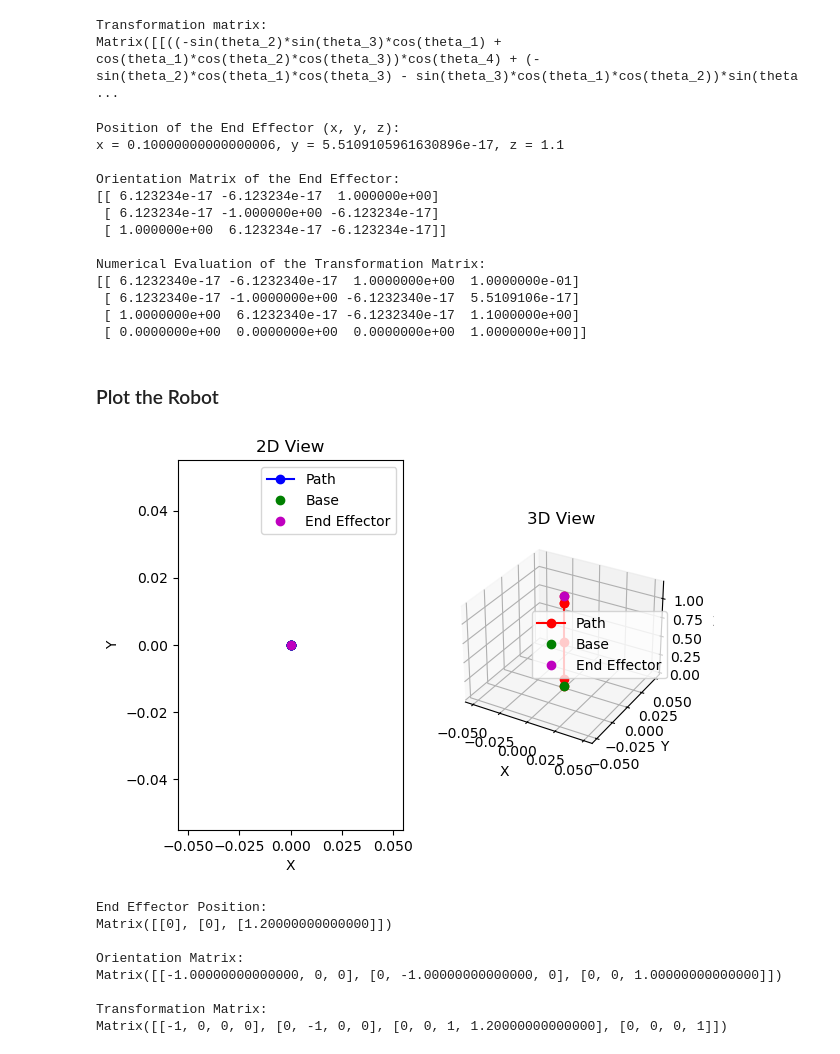
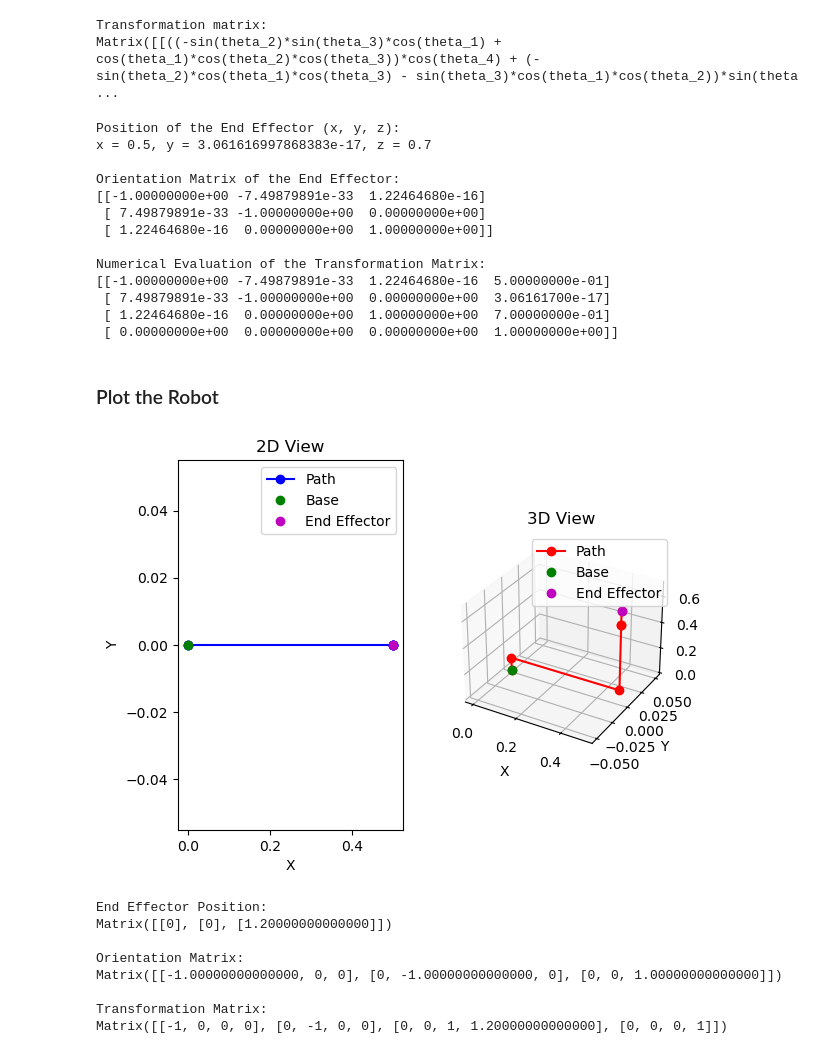
Before and after one commit to sulimanbadour1/Project_S, a Jupyter notebook: control/InverseKinematics/math/Forward_kinematics/FK.ipynb, the cells around one changed output. Cells and saved outputs as stored; diff of their text form; code cells hidden in the pictures.

```diff
--- a/control/InverseKinematics/math/Forward_kinematics/FK.ipynb
+++ b/control/InverseKinematics/math/Forward_kinematics/FK.ipynb
@@ -42,7 +42,7 @@ Matrix([[((-sin(theta_2)*sin(theta_3)*cos(theta_1) + cos(theta_1)*cos(theta_2)*c
 import numpy as np
 
 # Define joint angles in degrees
-theta_degrees = [0, 90, 0, 0, 0]  # Corresponds to theta1 to theta5
+theta_degrees = [0, 0, 90, 90, 0]  # Corresponds to theta1 to theta5
 
 # DH parameters for each joint based on the provided values
 dh_parameters = [
@@ -84,18 +84,18 @@ print("\nNumerical Evaluation of the Transformation Matrix:")
 print(T_numerical)
 # %% [output]
 Position of the End Effector (x, y, z):
-x = 0.10000000000000006, y = 5.5109105961630896e-17, z = 1.1
+x = 0.5, y = 3.061616997868383e-17, z = 0.7
 
 Orientation Matrix of the End Effector:
-[[ 6.123234e-17 -6.123234e-17  1.000000e+00]
- [ 6.123234e-17 -1.000000e+00 -6.123234e-17]
- [ 1.000000e+00  6.123234e-17 -6.123234e-17]]
+[[-1.00000000e+00 -7.49879891e-33  1.22464680e-16]
+ [ 7.49879891e-33 -1.00000000e+00  0.00000000e+00]
+ [ 1.22464680e-16  0.00000000e+00  1.00000000e+00]]
 
 Numerical Evaluation of the Transformation Matrix:
-[[ 6.1232340e-17 -6.1232340e-17  1.0000000e+00  1.0000000e-01]
- [ 6.1232340e-17 -1.0000000e+00 -6.1232340e-17  5.5109106e-17]
- [ 1.0000000e+00  6.1232340e-17 -6.1232340e-17  1.1000000e+00]
- [ 0.0000000e+00  0.0000000e+00  0.0000000e+00  1.0000000e+00]]
+[[-1.00000000e+00 -7.49879891e-33  1.22464680e-16  5.00000000e-01]
+ [ 7.49879891e-33 -1.00000000e+00  0.00000000e+00  3.06161700e-17]
+ [ 1.22464680e-16  0.00000000e+00  1.00000000e+00  7.00000000e-01]
+ [ 0.00000000e+00  0.00000000e+00  0.00000000e+00  1.00000000e+00]]
 # %% [markdown]
 ### Plot the Robot
 # %%
@@ -136,9 +136,11 @@ def DH_matrix(theta, d, a, alpha):
         ]
     )
 
+#theta_degrees = [0, 0, 0, 90, 0]  # Corresponds to theta1 to theta5
+
 
 # Define joint angles in radians
-angles = {theta1: 0, theta2: pi / 2, theta3: 0, theta4: pi / 2, theta5: 0}
+angles = {theta1: 0, theta2: 0, theta3: pi/2, theta4: pi / 2, theta5: 0}
 
 # Compute transformation matrices
 T1 = DH_matrix(theta1, d1, a1, alpha1).subs(angles)
@@ -169,34 +171,34 @@ positions = [N(p) for p in positions]  # Evaluate numerically
 fig = plt.figure()
 ax1 = fig.add_subplot(121)
 ax2 = fig.add_subplot(122, projection="3d")
 
 # 2D plot
 x_vals = [p[0] for p in positions]
 y_vals = [p[1] for p in positions]
 ax1.plot(x_vals, y_vals, "bo-")
 ax1.plot(x_vals[0], y_vals[0], "go")  # Base in green
 ax1.plot(x_vals[-1], y_vals[-1], "mo")  # End effector in magenta
 ax1.set_title("2D View")
 ax1.set_xlabel("X")
 ax1.set_ylabel("Y")
 ax1.legend(["Path", "Base", "End Effector"])
 
 # 3D plot
 x_vals = [p[0] for p in positions]
 y_vals = [p[1] for p in positions]
 z_vals = [p[2] for p in positions]
 ax2.plot(x_vals, y_vals, z_vals, "ro-")
 ax2.plot(x_vals[0], y_vals[0], z_vals[0], "go")  # Base in green
 ax2.plot(x_vals[-1], y_vals[-1], z_vals[-1], "mo")  # End effector in magenta
 ax2.set_title("3D View")
 ax2.set_xlabel("X")
 ax2.set_ylabel("Y")
 ax2.set_zlabel("Z")
 ax2.legend(["Path", "Base", "End Effector"])
 
 plt.show()
 # %% [output]
-[figure, old version]
+[figure, new version]
 # %%
 import numpy as np
 import matplotlib.pyplot as plt
```
Also changed, not shown: parts of 1 cell of this notebook, 4 other files.
